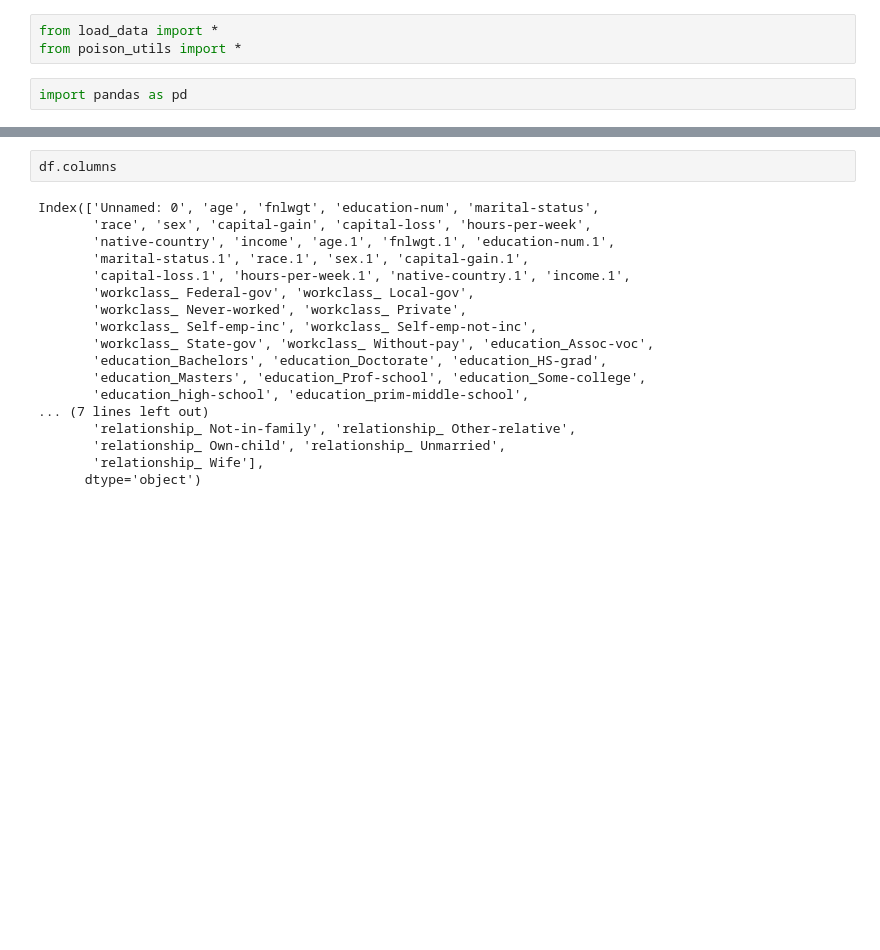
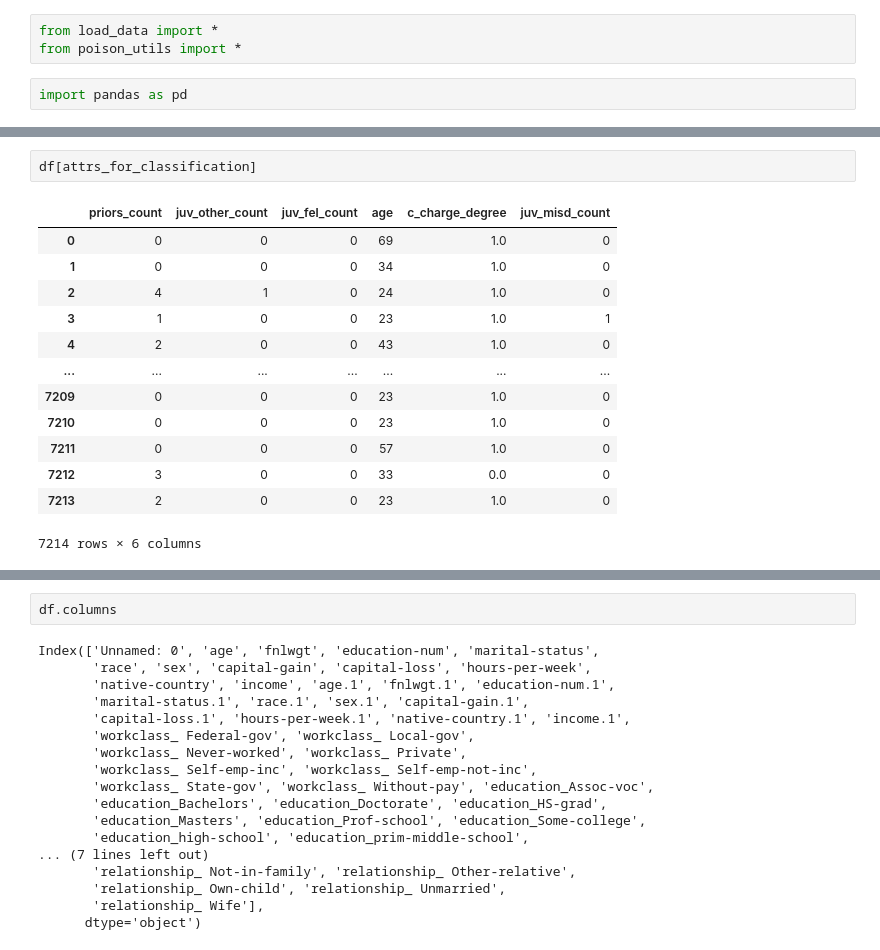
Before and after one commit to psr6275/fairness_audit, a Jupyter notebook: codes/211028_Poisning Group Variable-FLR.ipynb, the cells around one changed output, grey strips where cells are left out. Drawn from its saved outputs; the diff is of its cells as text; blank space fills up the shorter version.

```diff
--- a/codes/211028_Poisning Group Variable-FLR.ipynb
+++ b/codes/211028_Poisning Group Variable-FLR.ipynb
@@ -23,0 +23,16 @@ df.head()
+# %%
+df[attrs_for_classification]
+# %% [output]
+|  | priors_count | juv_other_count | juv_fel_count | age | c_charge_degree | juv_misd_count |
+| 0 | 0 | 0 | 0 | 69 | 1.0 | 0 |
+| 1 | 0 | 0 | 0 | 34 | 1.0 | 0 |
+| 2 | 4 | 1 | 0 | 24 | 1.0 | 0 |
+| 3 | 1 | 0 | 0 | 23 | 1.0 | 1 |
+| 4 | 2 | 0 | 0 | 43 | 1.0 | 0 |
+| ... | ... | ... | ... | ... | ... | ... |
+| 7209 | 0 | 0 | 0 | 23 | 1.0 | 0 |
+| 7210 | 0 | 0 | 0 | 23 | 1.0 | 0 |
+| 7211 | 0 | 0 | 0 | 57 | 1.0 | 0 |
+| 7212 | 3 | 0 | 0 | 33 | 0.0 | 0 |
+| 7213 | 2 | 0 | 0 | 23 | 1.0 | 0 |
+7214 rows × 6 columns
```
Also changed, not shown: parts of 7 cells of this notebook, 3 other files.
